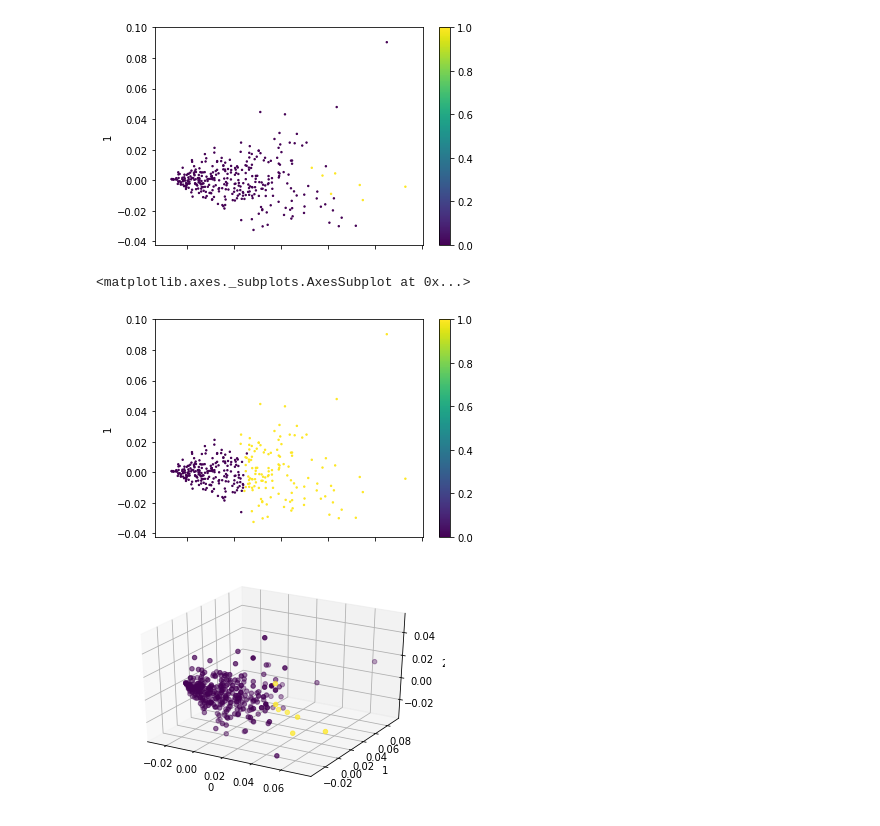
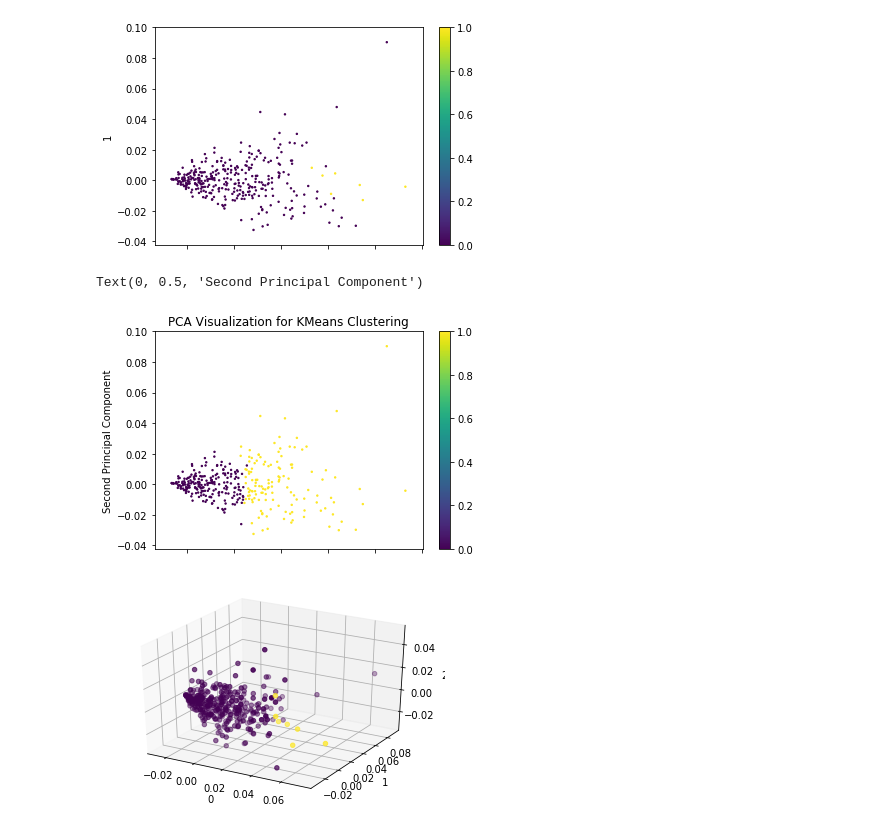
Before and after one commit to solislemuslab/mycovirus-ml, a Jupyter notebook: scripts/lukeSelberg/workspace.ipynb, the cells around one changed output. Drawn from its saved outputs; the diff is of its cells as text; code cells hidden in the pictures.

```diff
--- a/scripts/lukeSelberg/workspace.ipynb
+++ b/scripts/lukeSelberg/workspace.ipynb
@@ -356,9 +356,13 @@ show2.plot.scatter(x=0, y=1, style="o", c=labels, cmap = "viridis", s=2)
 # %%
 # kmeans clustering
 show2.plot.scatter(x=0, y=1, style="o", c=y_hat4, cmap = "viridis", s=2)
+plt.title('PCA Visualization for KMeans Clustering')
+plt.xlabel('First Principal Component')
+plt.ylabel('Second Principal Component')
+#plt.savefig('foo.png', bbox_inches='tight')
 # %% [output]
-<matplotlib.axes._subplots.AxesSubplot at 0x...>
+Text(0, 0.5, 'Second Principal Component')
-[figure, old version]
+[figure, new version]
 # %%
 from mpl_toolkits.mplot3d import Axes3D
 ax = plt.figure().gca(projection='3d')
```
Also changed, not shown: parts of 3 cells of this notebook, 3 other files.
